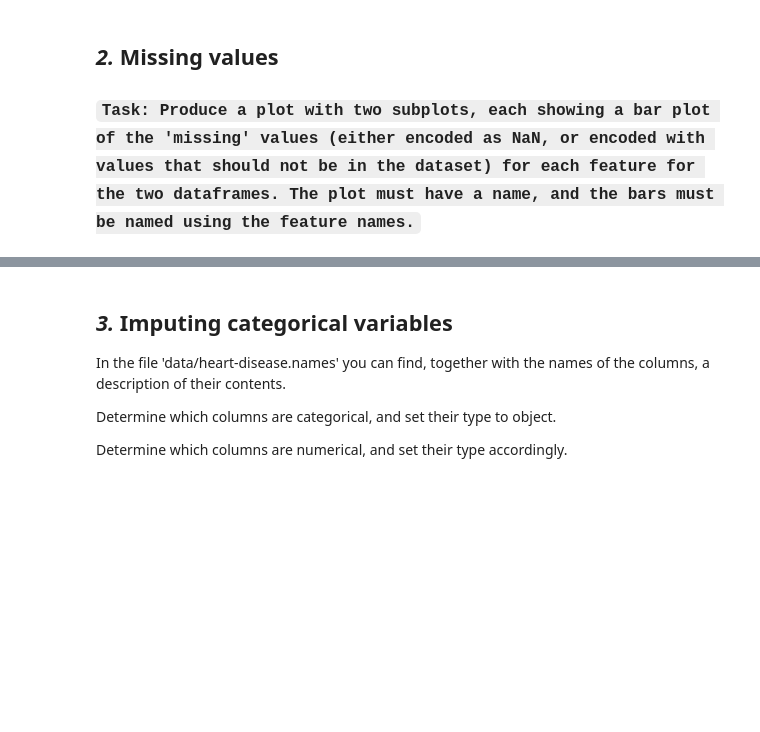
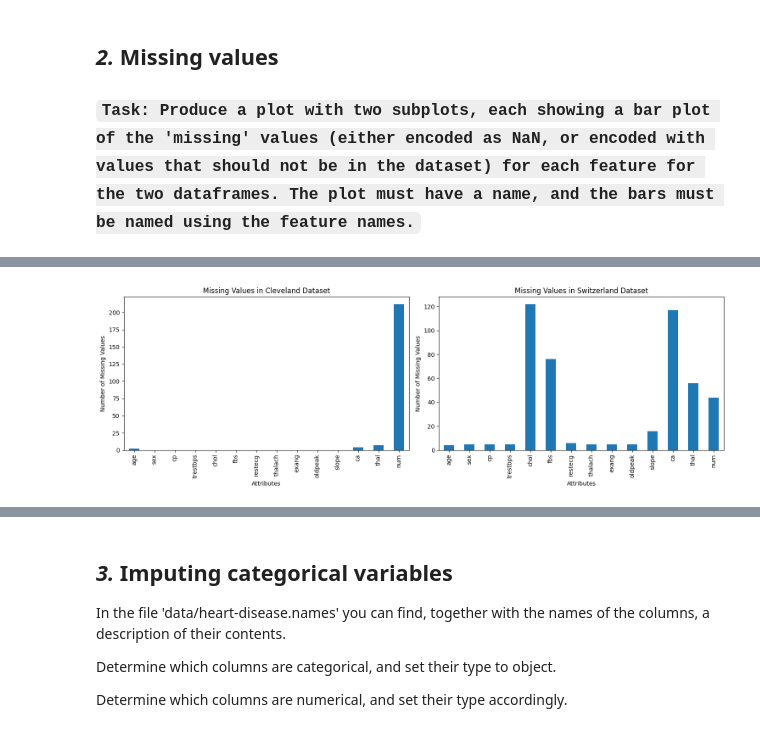
Before and after one commit to muhammad1928/SU-FODS, a Jupyter notebook: homework-3/code/HW3_instructions_24.ipynb, the cells around one changed output, grey strips where cells are left out. Drawn from its saved outputs; the diff is of its cells as text; code cells hidden in the pictures; blank space fills up the shorter version.

```diff
--- a/homework-3/code/HW3_instructions_24.ipynb
+++ b/homework-3/code/HW3_instructions_24.ipynb
@@ -173,0 +146,67 @@ plt.show()
+# %%
+# Create 1 figure with a set of 2 subplots. Each axes should contain a figure as described below:
+
+# subplot 1: A barplot with the missing valies for each attribute in the dataset 'cleveland'
+# subplot 2: A barplot with the missing valies for each attribute in the dataset 'test'
+# Subplot 1: Cleveland dataset
+
+
+
+# Convert non-numeric values to NaN for all columns
+for col in cleveland.columns:
+    cleveland[col] = pd.to_numeric(cleveland[col], errors='coerce')
+
+# filter age above 120 to nan
+cleveland.loc[cleveland['age'] > 120, 'age'] = np.nan
+# filter num values which are not 1 or 0 to nan
+cleveland.loc[~cleveland['num'].isin([1, 2]), 'num'] = np.nan
+# filter and convert chol values 0 to nan
+cleveland.loc[cleveland['chol'] == 0, 'chol'] = np.nan
+
+
+
+# Convert non-numeric values to NaN for all columns
+for col in test.columns:
+    test[col] = pd.to_numeric(test[col], errors='coerce')
+
+# filter age above 120 to nan
+test.loc[test['age'] > 120, 'age'] = np.nan
+# filter num values which are not 1 or 0 to nan
+test.loc[~test['num'].isin([1, 2]), 'num'] = np.nan
+# filter and convert chol values 0 to nan
+test.loc[test['chol'] == 0, 'chol'] = np.nan
+
+
+
+# Create a figure and axes for the subplots
+fig, axes = plt.subplots(1, 2, figsize=(15, 5))
+
+# Subplot 1: Cleveland dataset
+cleveland_missing = cleveland.isnull().sum()
+cleveland_missing.plot(kind='bar', ax=axes[0])
+axes[0].set_title('Missing Values in Cleveland Dataset')
+axes[0].set_ylabel('Number of Missing Values')
+axes[0].set_xlabel('Attributes')
+
+# Subplot 2: Test dataset (Switzerland)
+test_missing = test.isnull().sum()
+test_missing.plot(kind='bar', ax=axes[1])
+axes[1].set_title('Missing Values in Switzerland Dataset')
+axes[1].set_ylabel('Number of Missing Values')
+axes[1].set_xlabel('Attributes')
+
+
+plt.tight_layout()
+plt.show()
+
+
+print(cleveland.isnull().sum())         # count nan values
+
+print(test.isnull().sum())              # count nan values
+
+
+
+# to fix in cleveland   : age, set limit.  num,
+# to fix in test        : age, chol, num, ca,
+# %% [output]
+[figure, added]
```
Also changed, not shown: parts of 18 cells of this notebook, 1 other file.
